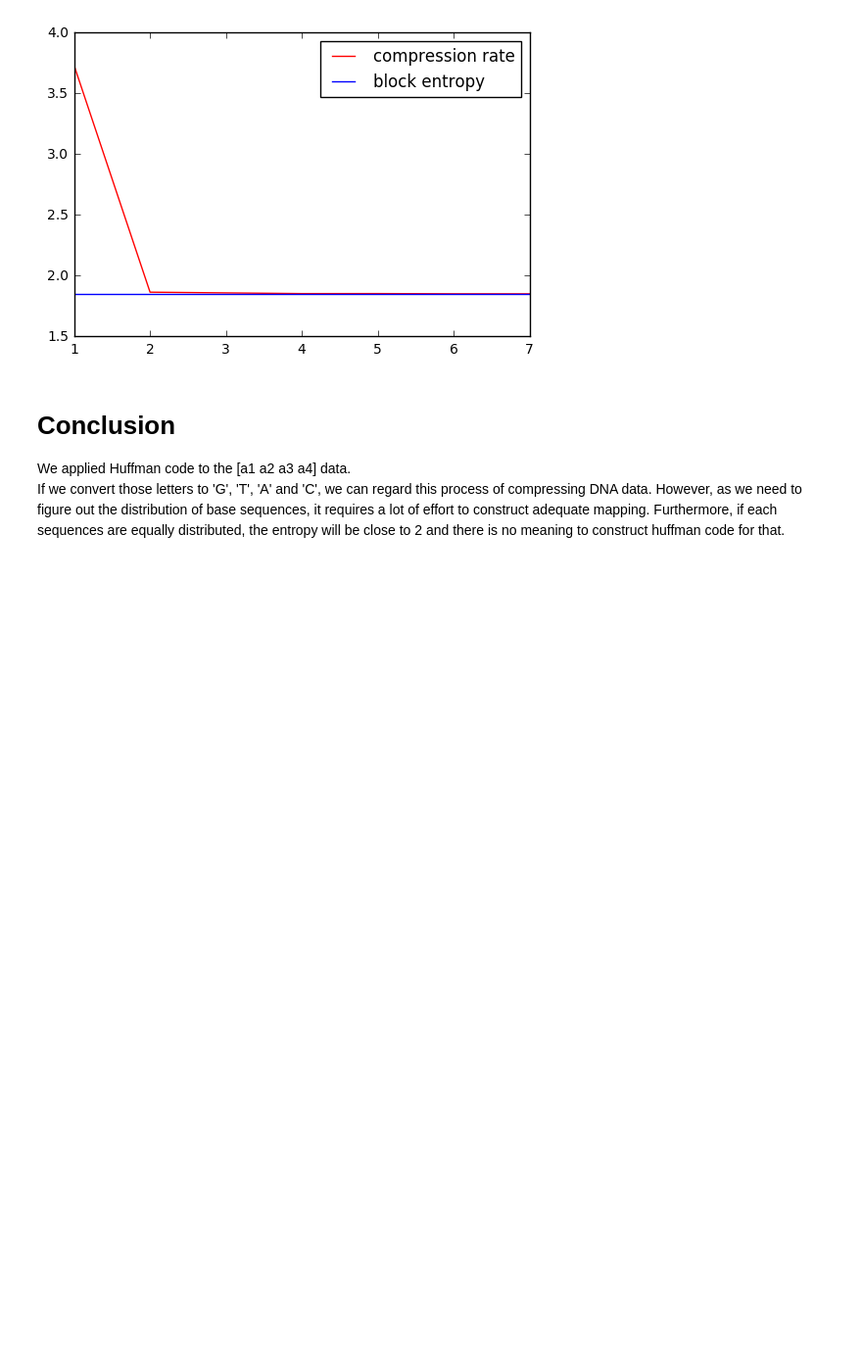
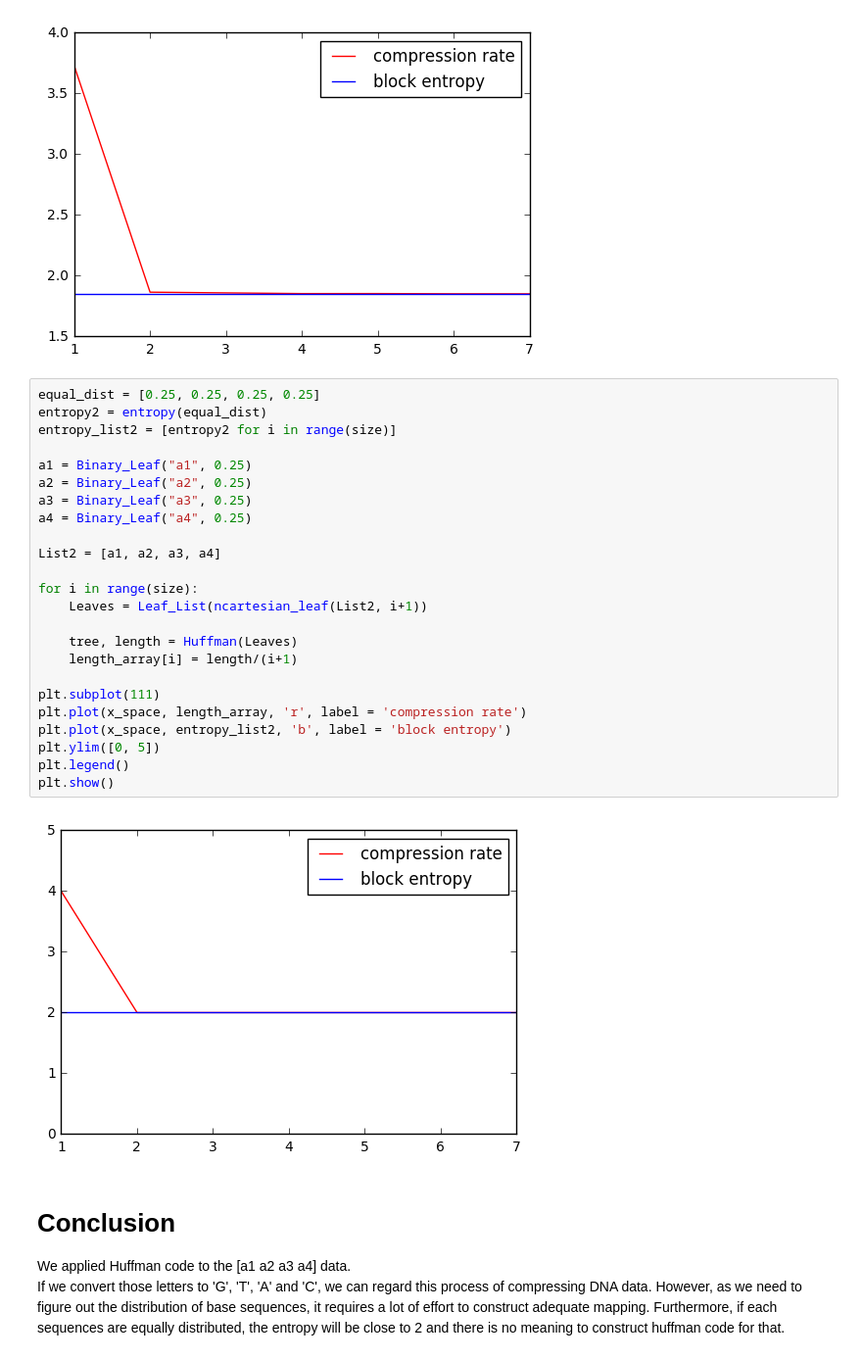
Before and after one commit to leetae0130/TUM_NeuroEngineering, a Jupyter notebook: 2016WS/InformationTheory/Huffman.ipynb, the cells around one changed output. Shown at 98% size. Saved outputs shown, nothing was run; the diff lists cells and outputs as text; blank space fills up the shorter version.

```diff
--- a/2016WS/InformationTheory/Huffman.ipynb
+++ b/2016WS/InformationTheory/Huffman.ipynb
@@ -204,6 +206,32 @@ plt.legend()
 plt.show()
 # %% [output]
 [figure]
+# %%
+equal_dist = [0.25, 0.25, 0.25, 0.25]
+entropy2 = entropy(equal_dist)
+entropy_list2 = [entropy2 for i in range(size)]
+
+a1 = Binary_Leaf("a1", 0.25)
+a2 = Binary_Leaf("a2", 0.25)
+a3 = Binary_Leaf("a3", 0.25)
+a4 = Binary_Leaf("a4", 0.25)
+
+List2 = [a1, a2, a3, a4]
+
+for i in range(size):
+    Leaves = Leaf_List(ncartesian_leaf(List2, i+1))
+
+    tree, length = Huffman(Leaves)
+    length_array[i] = length/(i+1)
+
+plt.subplot(111)
+plt.plot(x_space, length_array, 'r', label = 'compression rate')
+plt.plot(x_space, entropy_list2, 'b', label = 'block entropy')
+plt.ylim([0, 5])
+plt.legend()
+plt.show()
+# %% [output]
+[figure, added]
 # %% [markdown]
 # Conclusion
 
```
Also changed, not shown: parts of 1 cell of this notebook.
